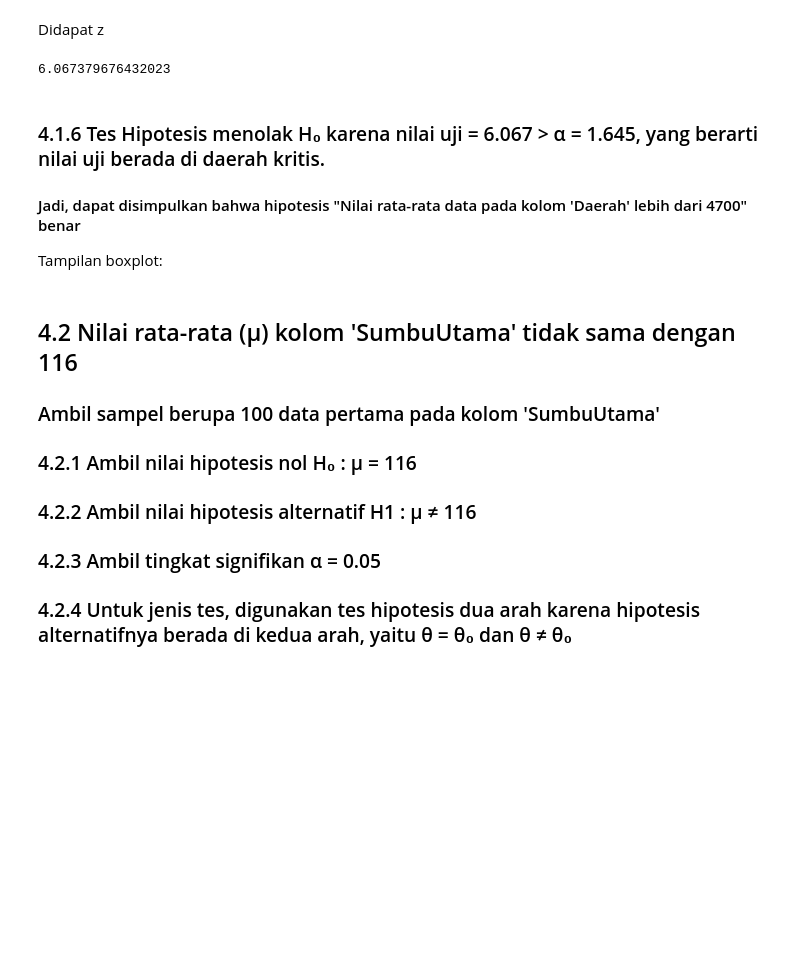
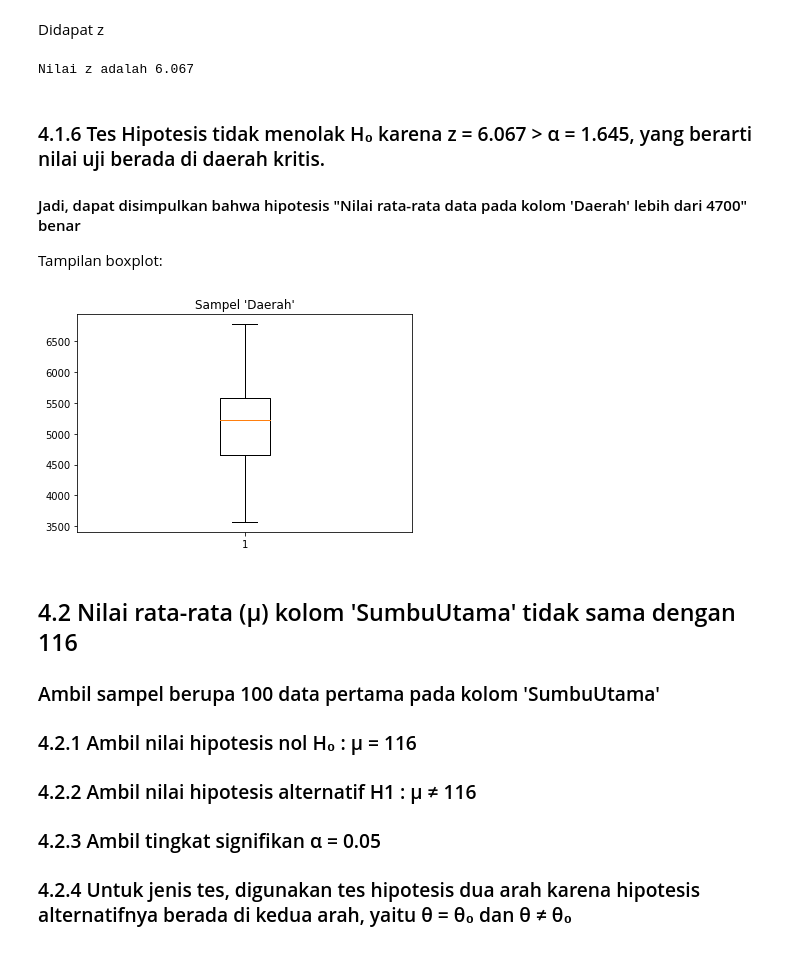
Before and after one commit to slarkdarr/Data-Analysis, a Jupyter notebook: Tugas Besar IF2220 - Probabilitas dan Statistika.ipynb, the cells around one changed output. Drawn from its saved outputs; the diff is of its cells as text; code cells hidden in the pictures; blank space fills up the shorter version.

```diff
--- a/Tugas Besar IF2220 - Probabilitas dan Statistika.ipynb
+++ b/Tugas Besar IF2220 - Probabilitas dan Statistika.ipynb
@@ -579,14 +582,21 @@ std = daerah.std() # Cari standar deviasi dari sampel tersebut
 Didapat z
 # %%
 z = (mean - 4700) / (std / sqrt(100))
-print(z)
+print("Nilai z adalah %.3f" % z)
 # %% [output]
-6.067379676432023
+Nilai z adalah 6.067
 # %% [markdown]
-### 4.1.6 Tes Hipotesis menolak H₀ karena nilai uji = 6.067 > α = 1.645, yang berarti nilai uji berada di daerah kritis.
+### 4.1.6 Tes Hipotesis tidak menolak H₀ karena z = 6.067 > α = 1.645, yang berarti nilai uji berada di daerah kritis.
 #### Jadi, dapat disimpulkan bahwa hipotesis "Nilai rata-rata data pada kolom 'Daerah' lebih dari 4700" benar
 
 Tampilan boxplot:
+# %%
+fig, ax = plt.subplots()
+ax.set_title('Sampel \'Daerah\'')
+ax.boxplot(daerah)
+plt.show()
+# %% [output]
+[figure, added]
 # %% [markdown]
 ## 4.2   Nilai rata-rata (μ) kolom 'SumbuUtama' tidak sama dengan 116
 ### Ambil sampel berupa 100 data pertama pada kolom 'SumbuUtama'
```
Also changed, not shown: parts of 60 cells of this notebook.
